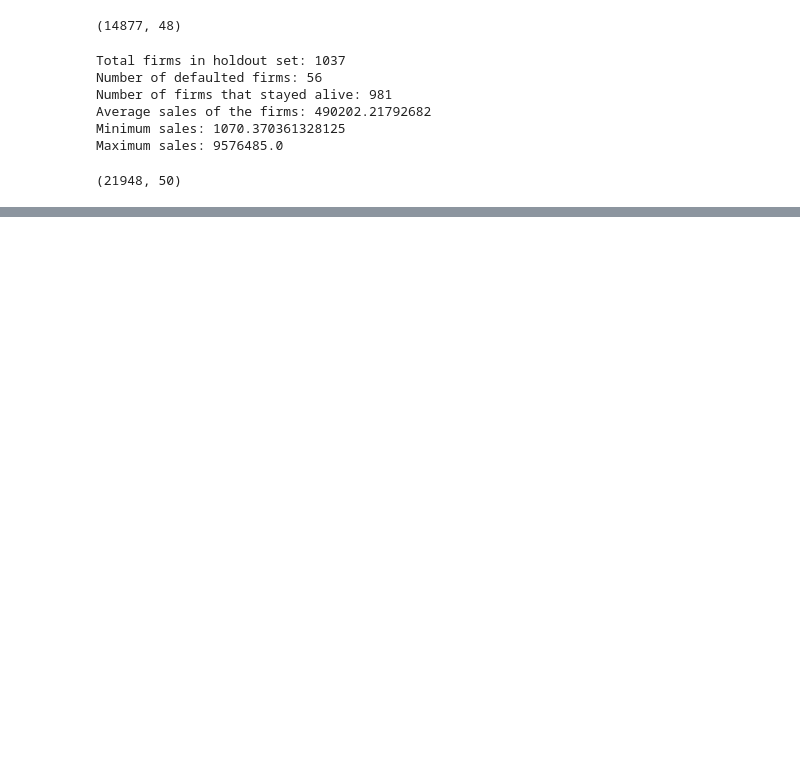
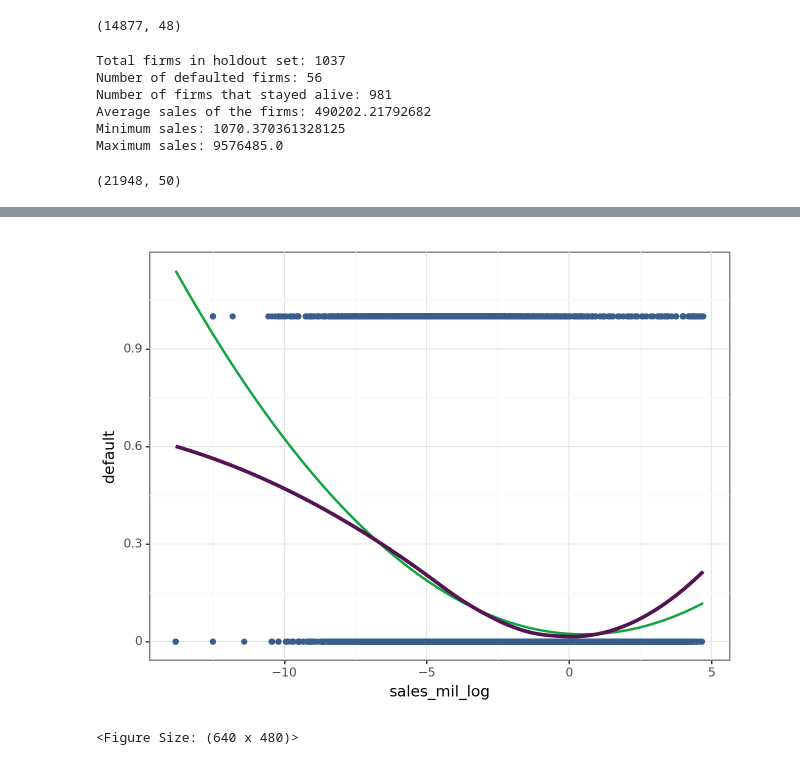
Before and after one commit to mateschieszler/DA3-A3, a Jupyter notebook: DA3_A3_code.ipynb, the cells around one changed output, grey strips where cells are left out. Cells and saved outputs as stored; diff of their text form; code cells hidden in the pictures; blank space fills up the shorter version.

```diff
--- a/DA3_A3_code.ipynb
+++ b/DA3_A3_code.ipynb
@@ -231,0 +394,6 @@ PlotnineError: "Could not evaluate the 'x' mapping: 'COGS' (original error: name
+# %%
+# dropping flags with no variation
+flag_columns = [col for col in data.columns if "flag" in col]
+data = data.drop(
+    data[flag_columns].std()[(data[flag_columns].std() == 0)].index, axis=1
+)
@@ -231,0 +421,6 @@ PlotnineError: "Could not evaluate the 'x' mapping: 'COGS' (original error: name
+# %%
+# number emp, very noisy measure
+data["labor_avg_mod"] = np.where(
+    data["labor_avg"].isna(), data["labor_avg"].mean(), data["labor_avg"]
+)
+data["flag_miss_labor_avg"] = (data["labor_avg"].isna()).astype(int)
@@ -231,0 +429,22 @@ PlotnineError: "Could not evaluate the 'x' mapping: 'COGS' (original error: name
+# %%
+# create category type variables
+data["urban_m"] = data["urban_m"].astype("category")
+data["default_f"] = data["default"].astype("category")
+data["default_f"] = data["default_f"].cat.rename_categories(["no_default", "default"])
+# %%
+########################################################################
+# sales
+########################################################################
+data["sales_mil_log_sq"] = data["sales_mil_log"] ** 2
+# %%
+(
+    ggplot(data, aes(x="sales_mil_log", y="default"))
+    + geom_point(color=color[0])
+    + geom_smooth(method="lm", formula="y ~ x + I(x**2)", color=color[1], se=False)
+    + geom_smooth(method="loess", color=color[2], se=False, size=1.5, span=0.9)
+    + labs(x="sales_mil_log", y="default")
+    + theme_bw()
+)
+# %% [output]
+[figure, added]
+<Figure Size: (640 x 480)>
```
Also changed, not shown: parts of 61 cells of this notebook, 2 other files.
